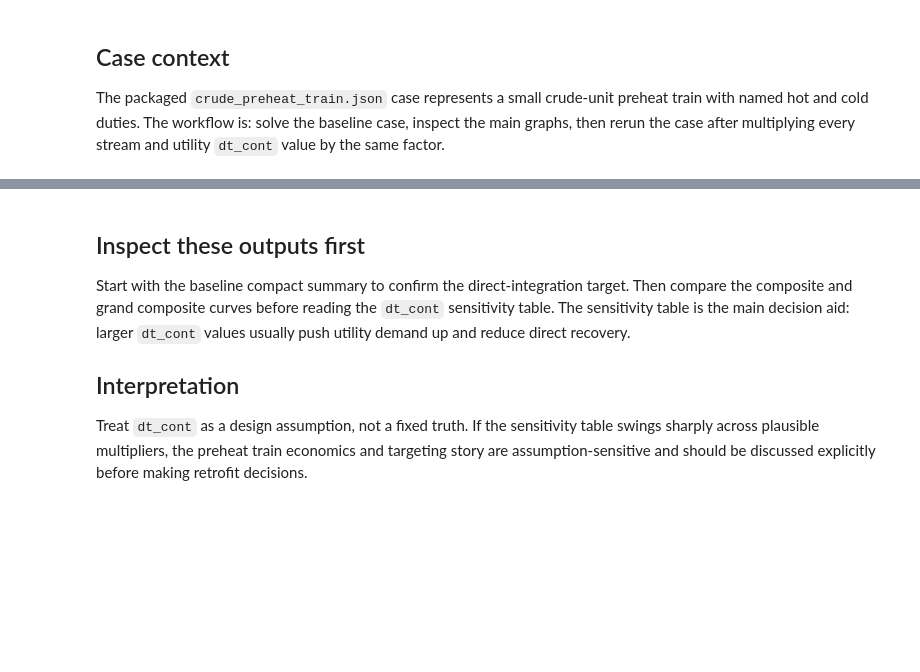
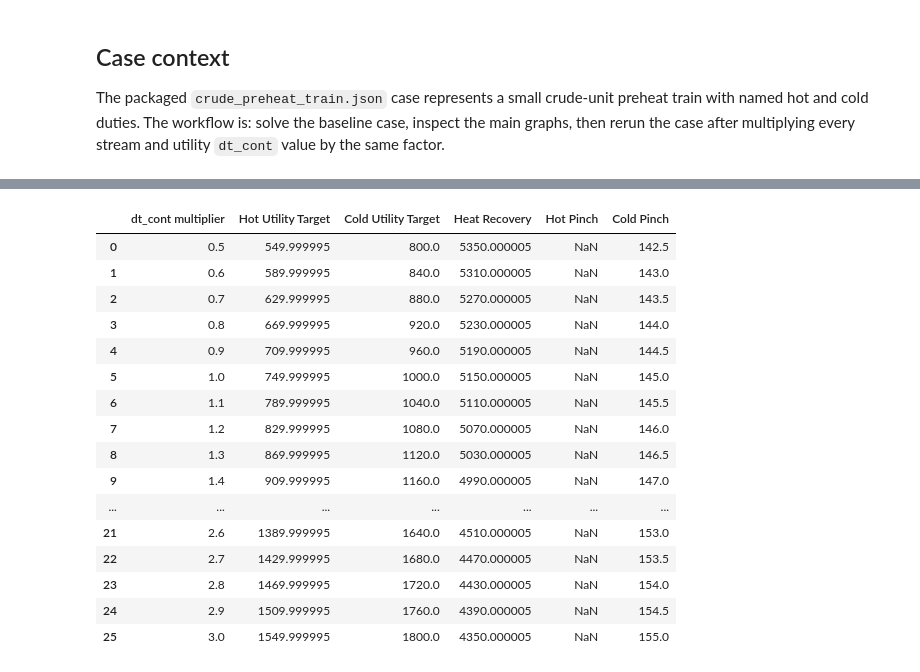
Before and after one commit to waikato-ahuora-smart-energy-systems/OpenPinch, a Jupyter notebook: OpenPinch/data/notebooks/01_basic_pinch_and_dtcont_sensitivity.ipynb, the cells around one changed output, grey strips where cells are left out. Drawn from its saved outputs; the diff is of its cells as text; code cells hidden in the pictures; blank space fills up the shorter version.

```diff
--- a/OpenPinch/data/notebooks/01_basic_pinch_and_dtcont_sensitivity.ipynb
+++ b/OpenPinch/data/notebooks/01_basic_pinch_and_dtcont_sensitivity.ipynb
@@ -45,6 +73,6 @@ grand_composite_curve = problem.plot_grand_composite_curve()
 # %%
 base_payload = json.loads(case_path.read_text(encoding="utf-8"))
-multipliers = [0.8, 1.0, 1.2]
+multipliers = np.linspace(0.5, 3.0, 26)
 
 
 def _scale_dt_cont(value, factor: float):
@@ -58,37 +86,50 @@ def _scale_dt_cont(value, factor: float):
     return float(value) * factor
 
 
 rows = []
 for factor in multipliers:
     payload = deepcopy(base_payload)
     for stream in payload["streams"]:
         stream["dt_cont"] = _scale_dt_cont(stream.get("dt_cont"), factor)
     for utility in payload.get("utilities", []):
         utility["dt_cont"] = _scale_dt_cont(utility.get("dt_cont"), factor)
 
     variant_path = work_dir / f"crude_preheat_train_dt_{factor:.1f}.json"
     variant_path.write_text(json.dumps(payload), encoding="utf-8")
 
     variant_problem = PinchProblem(problem_filepath=variant_path)
     variant_summary = variant_problem.summary_frame()
     row = variant_summary.loc[
         variant_summary["Target"] == f"{variant_path.stem}/Direct Integration"
     ].iloc[0]
     rows.append(
         {
             "dt_cont multiplier": factor,
             "Hot Utility Target": row["Hot Utility Target"],
             "Cold Utility Target": row["Cold Utility Target"],
             "Heat Recovery": row["Heat Recovery"],
             "Hot Pinch": row["Hot Pinch"],
             "Cold Pinch": row["Cold Pinch"],
         }
     )
 
-pd.DataFrame(rows)
+sensitivity = pd.DataFrame(rows)
+sensitivity
+# %% [output]
+|  | dt_cont multiplier | Hot Utility Target | Cold Utility Target | Heat Recovery | Hot Pinch | Cold Pinch |
+| 0 | 0.5 | 549.999995 | 800.0 | 5350.000005 | NaN | 142.5 |
+| 1 | 0.6 | 589.999995 | 840.0 | 5310.000005 | NaN | 143.0 |
+| 2 | 0.7 | 629.999995 | 880.0 | 5270.000005 | NaN | 143.5 |
+| 3 | 0.8 | 669.999995 | 920.0 | 5230.000005 | NaN | 144.0 |
+| 4 | 0.9 | 709.999995 | 960.0 | 5190.000005 | NaN | 144.5 |
+| 5 | 1.0 | 749.999995 | 1000.0 | 5150.000005 | NaN | 145.0 |
+| 6 | 1.1 | 789.999995 | 1040.0 | 5110.000005 | NaN | 145.5 |
+| 7 | 1.2 | 829.999995 | 1080.0 | 5070.000005 | NaN | 146.0 |
+| 8 | 1.3 | 869.999995 | 1120.0 | 5030.000005 | NaN | 146.5 |
+| 9 | 1.4 | 909.999995 | 1160.0 | 4990.000005 | NaN | 147.0 |
+| ... | ... | ... | ... | ... | ... | ... |
+| 21 | 2.6 | 1389.999995 | 1640.0 | 4510.000005 | NaN | 153.0 |
+| 22 | 2.7 | 1429.999995 | 1680.0 | 4470.000005 | NaN | 153.5 |
+| 23 | 2.8 | 1469.999995 | 1720.0 | 4430.000005 | NaN | 154.0 |
+| 24 | 2.9 | 1509.999995 | 1760.0 | 4390.000005 | NaN | 154.5 |
+| 25 | 3.0 | 1549.999995 | 1800.0 | 4350.000005 | NaN | 155.0 |
-# %% [markdown]
-## Inspect these outputs first
-Start with the baseline compact summary to confirm the direct-integration target. Then compare the composite and grand composite curves before reading the `dt_cont` sensitivity table. The sensitivity table is the main decision aid: larger `dt_cont` values usually push utility demand up and reduce direct recovery.
-
-## Interpretation
-Treat `dt_cont` as a design assumption, not a fixed truth. If the sensitivity table swings sharply across plausible multipliers, the preheat train economics and targeting story are assumption-sensitive and should be discussed explicitly before making retrofit decisions.
```
Also changed, not shown: parts of 8 cells of this notebook, 2 other files.
